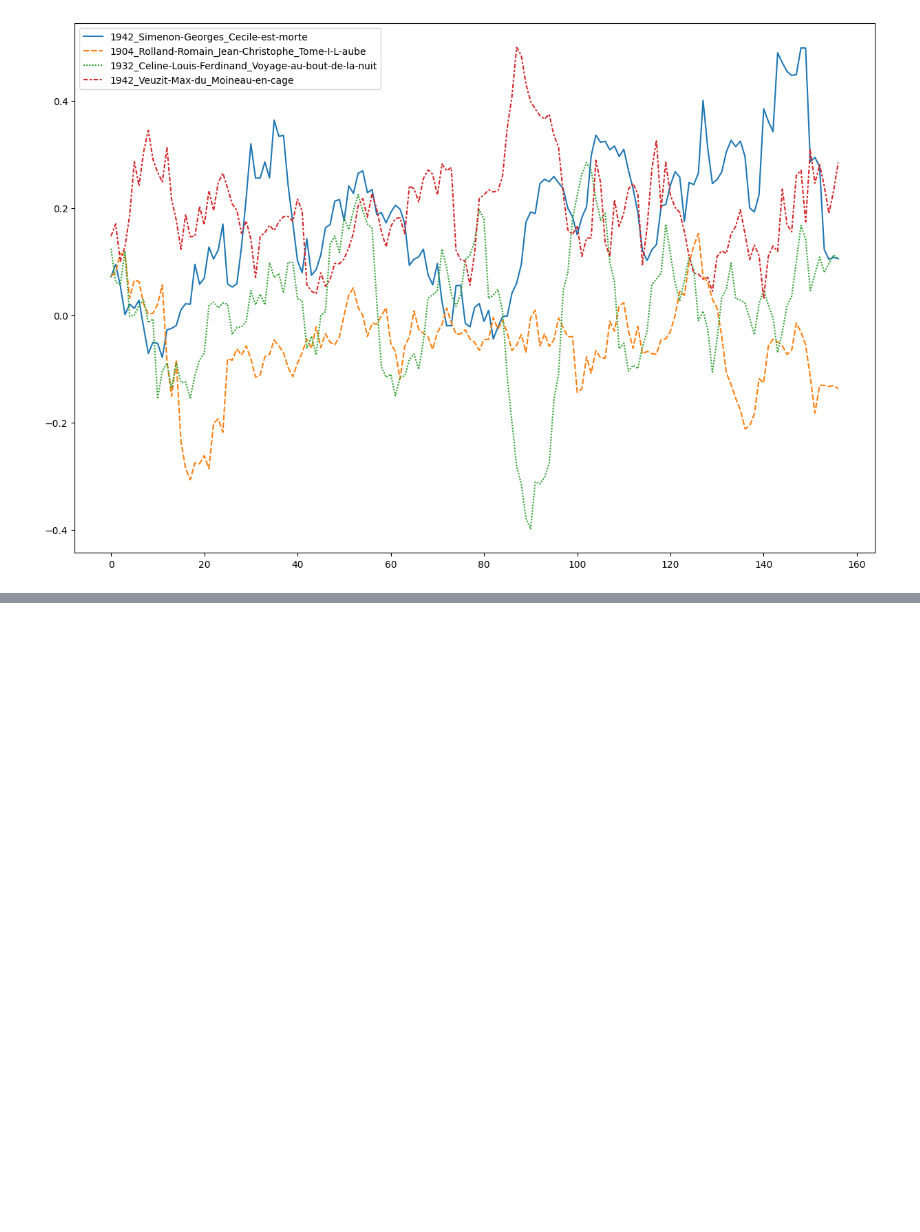
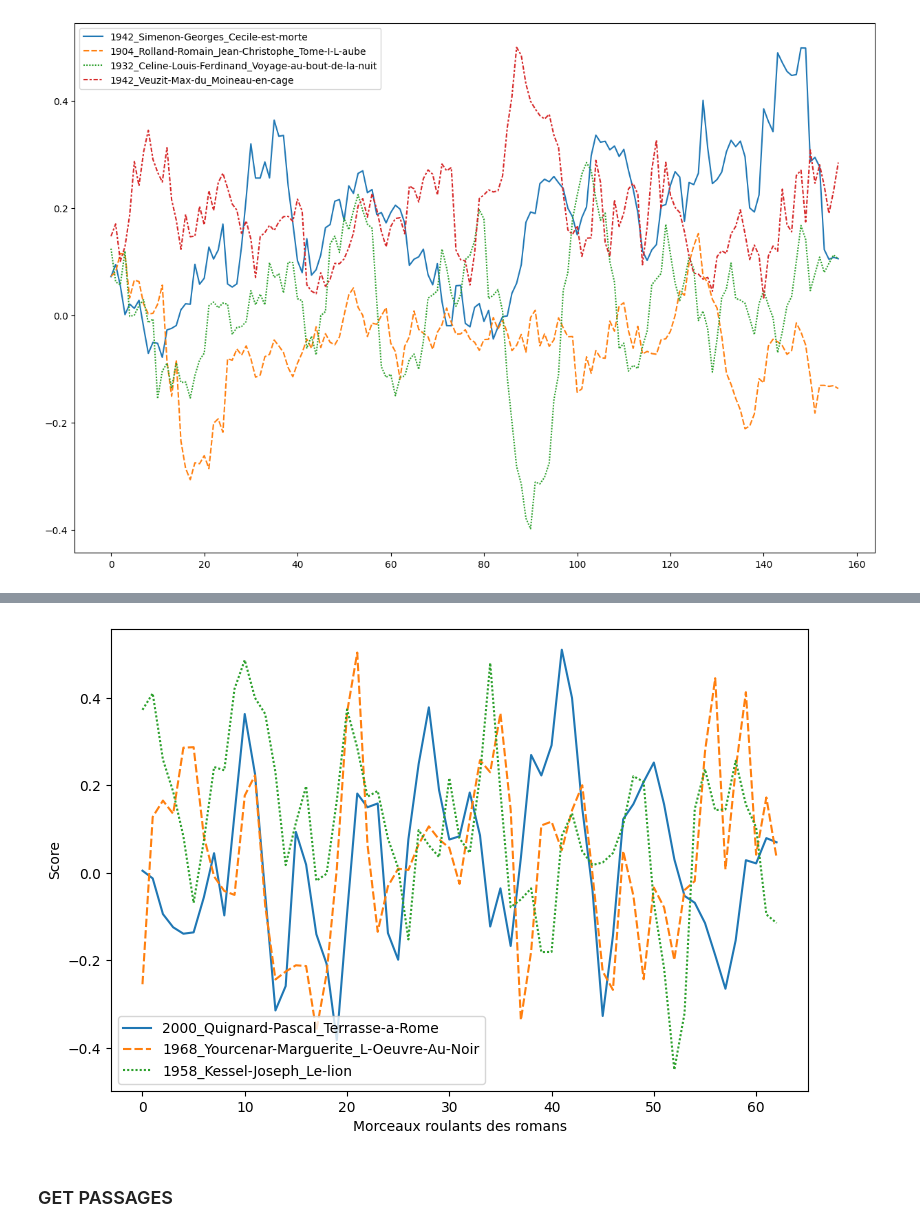
Before and after one commit to crazyjeannot/AWARDS, a Jupyter notebook: scripts/04_retour_texte.ipynb, the cells around one changed output, grey strips where cells are left out. Cells and saved outputs as stored; diff of their text form; code cells hidden in the pictures; blank space fills up the shorter version.

```diff
--- a/scripts/04_retour_texte.ipynb
+++ b/scripts/04_retour_texte.ipynb
@@ -193,0 +171,6 @@ def get_chunk_n(path, n, passage_n):
+# %%
+plot_signal(df_scores)
+# %% [output]
+[figure, added]
+# %% [markdown]
+### GET PASSAGES
```
Also changed, not shown: parts of 42 cells of this notebook.
